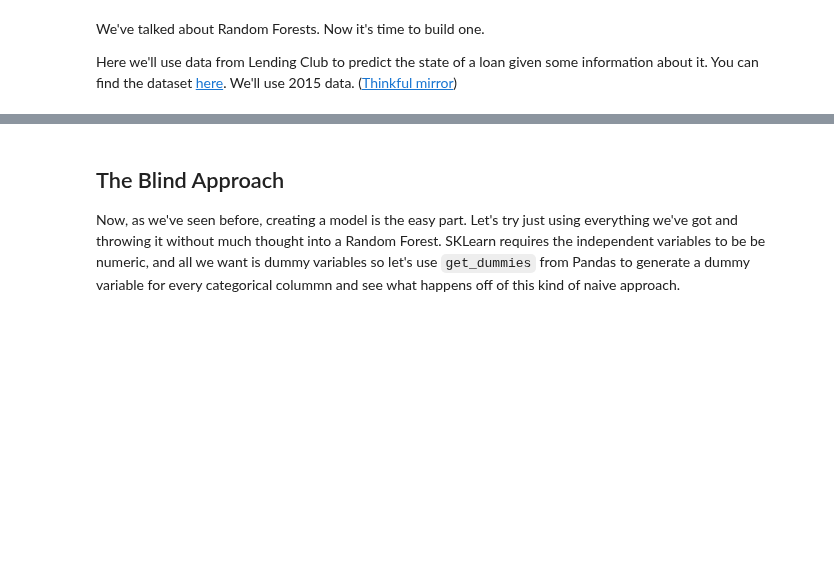
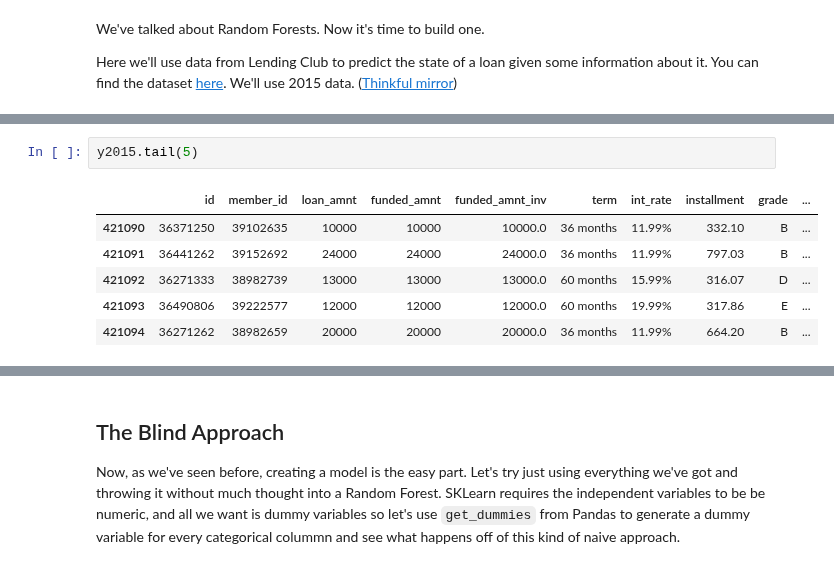
Before and after one commit to loupendley/Thinkful, a Jupyter notebook: HomeworkProjects/Unit3/Lesson2/Project5/RandomForestGuidedExample3.2.5.ipynb, the cells around one changed output, grey strips where cells are left out. Cells and saved outputs as stored; diff of their text form; blank space fills up the shorter version.

```diff
--- a/HomeworkProjects/Unit3/Lesson2/Project5/RandomForestGuidedExample3.2.5.ipynb
+++ b/HomeworkProjects/Unit3/Lesson2/Project5/RandomForestGuidedExample3.2.5.ipynb
@@ -25,0 +37,9 @@ there are 421,094 entries in the data frame, with 144 columns, from data file: L
+# %%
+y2015.tail(5)
+# %% [output]
+|  | id | member_id | loan_amnt | funded_amnt | funded_amnt_inv | term | int_rate | installment | grade | ... |
+| 421090 | 36371250 | 39102635 | 10000 | 10000 | 10000.0 | 36 months | 11.99% | 332.10 | B | ... |
+| 421091 | 36441262 | 39152692 | 24000 | 24000 | 24000.0 | 36 months | 11.99% | 797.03 | B | ... |
+| 421092 | 36271333 | 38982739 | 13000 | 13000 | 13000.0 | 60 months | 15.99% | 316.07 | D | ... |
+| 421093 | 36490806 | 39222577 | 12000 | 12000 | 12000.0 | 60 months | 19.99% | 317.86 | E | ... |
+| 421094 | 36271262 | 38982659 | 20000 | 20000 | 20000.0 | 36 months | 11.99% | 664.20 | B | ... |
```
Also changed, not shown: parts of 17 cells of this notebook.
